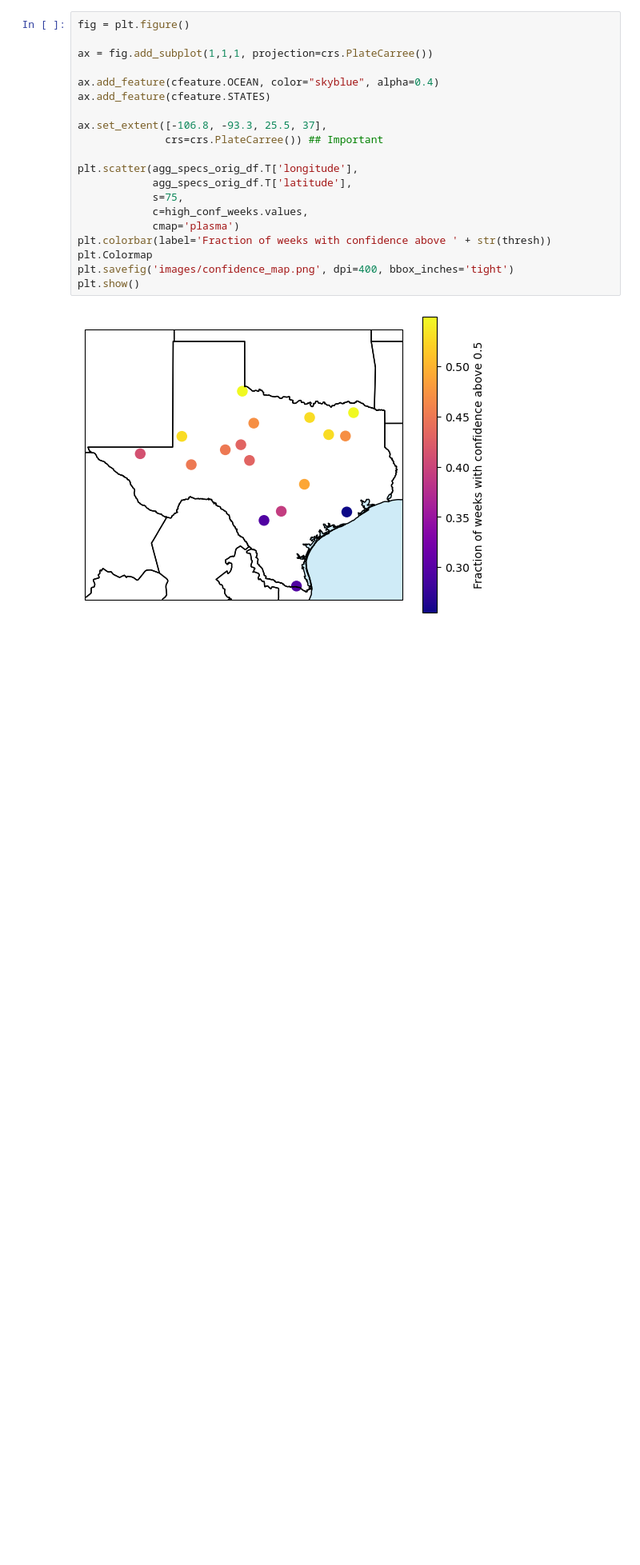
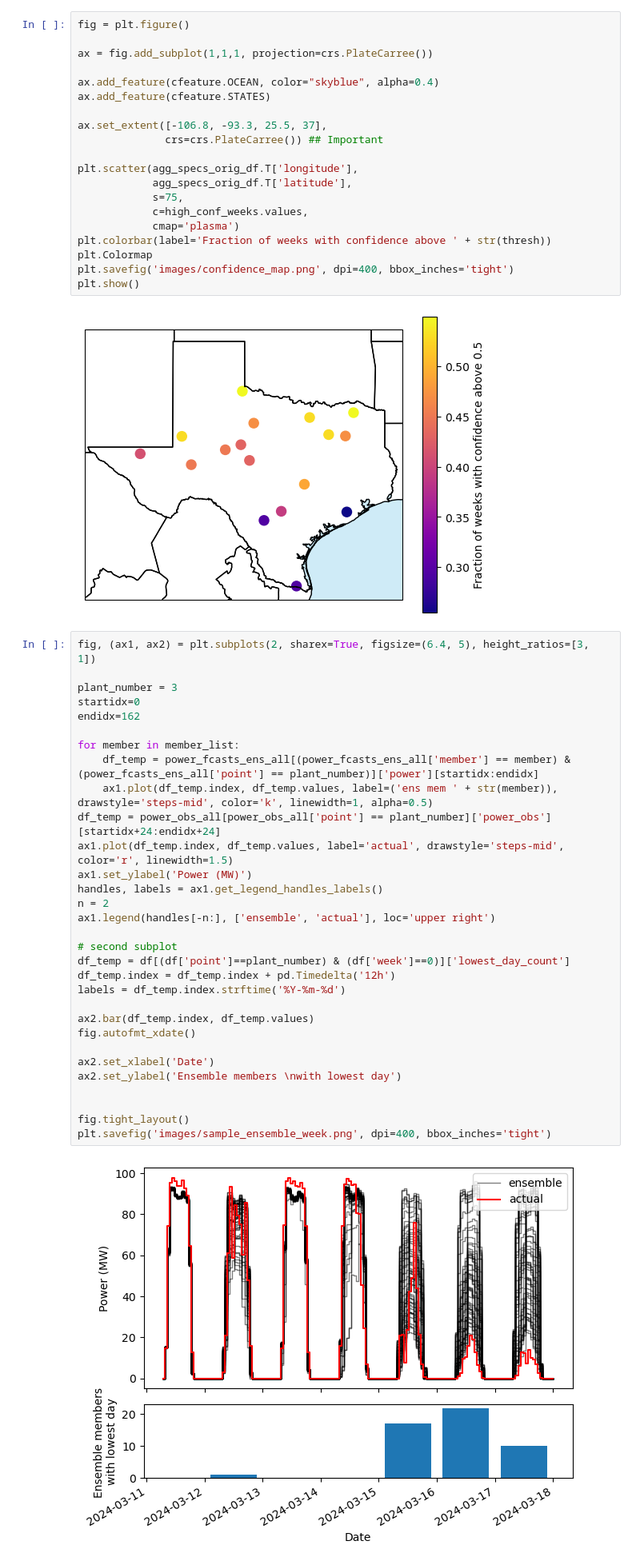
Before and after one commit to williamhobbs/PVSC-2025-daily-energy-forecaster, a Jupyter notebook: 05_Ensemble_Analysis.ipynb, the cells around one changed output. Shown: that part at 80% size. Drawn from its saved outputs; the diff is of its cells as text; blank space fills up the shorter version.

Commit message:
cleaned up, new plot

```diff
--- a/05_Ensemble_Analysis.ipynb
+++ b/05_Ensemble_Analysis.ipynb
@@ -771,3 +771,36 @@ plt.savefig('images/confidence_map.png', dpi=400, bbox_inches='tight')
 plt.show()
 # %% [output]
 [figure]
+# %%
+fig, (ax1, ax2) = plt.subplots(2, sharex=True, figsize=(6.4, 5), height_ratios=[3, 1])
+
+plant_number = 3
+startidx=0
+endidx=162
+
+for member in member_list:
+    df_temp = power_fcasts_ens_all[(power_fcasts_ens_all['member'] == member) & (power_fcasts_ens_all['point'] == plant_number)]['power'][startidx:endidx]
+    ax1.plot(df_temp.index, df_temp.values, label=('ens mem ' + str(member)), drawstyle='steps-mid', color='k', linewidth=1, alpha=0.5)
+df_temp = power_obs_all[power_obs_all['point'] == plant_number]['power_obs'][startidx+24:endidx+24]
+ax1.plot(df_temp.index, df_temp.values, label='actual', drawstyle='steps-mid', color='r', linewidth=1.5)
+ax1.set_ylabel('Power (MW)')
+handles, labels = ax1.get_legend_handles_labels()
+n = 2
+ax1.legend(handles[-n:], ['ensemble', 'actual'], loc='upper right')
+
+# second subplot
+df_temp = df[(df['point']==plant_number) & (df['week']==0)]['lowest_day_count']
+df_temp.index = df_temp.index + pd.Timedelta('12h')
+labels = df_temp.index.strftime('%Y-%m-%d')
+
+ax2.bar(df_temp.index, df_temp.values)
+fig.autofmt_xdate()
+
+ax2.set_xlabel('Date')
+ax2.set_ylabel('Ensemble members \nwith lowest day')
+
+
+fig.tight_layout()
+plt.savefig('images/sample_ensemble_week.png', dpi=400, bbox_inches='tight')
+# %% [output]
+[figure, added]
```
Also changed, not shown: 1 other file.
